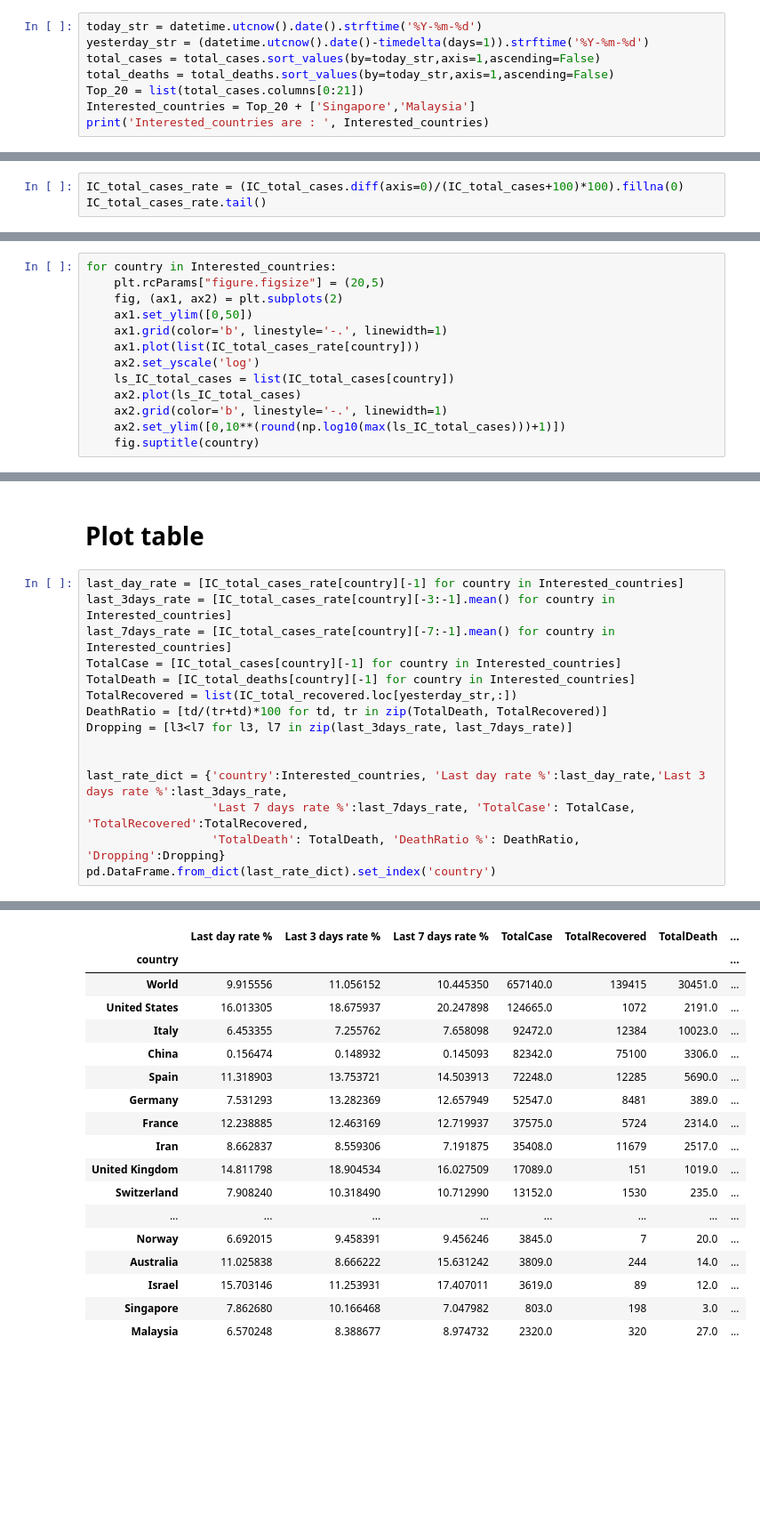
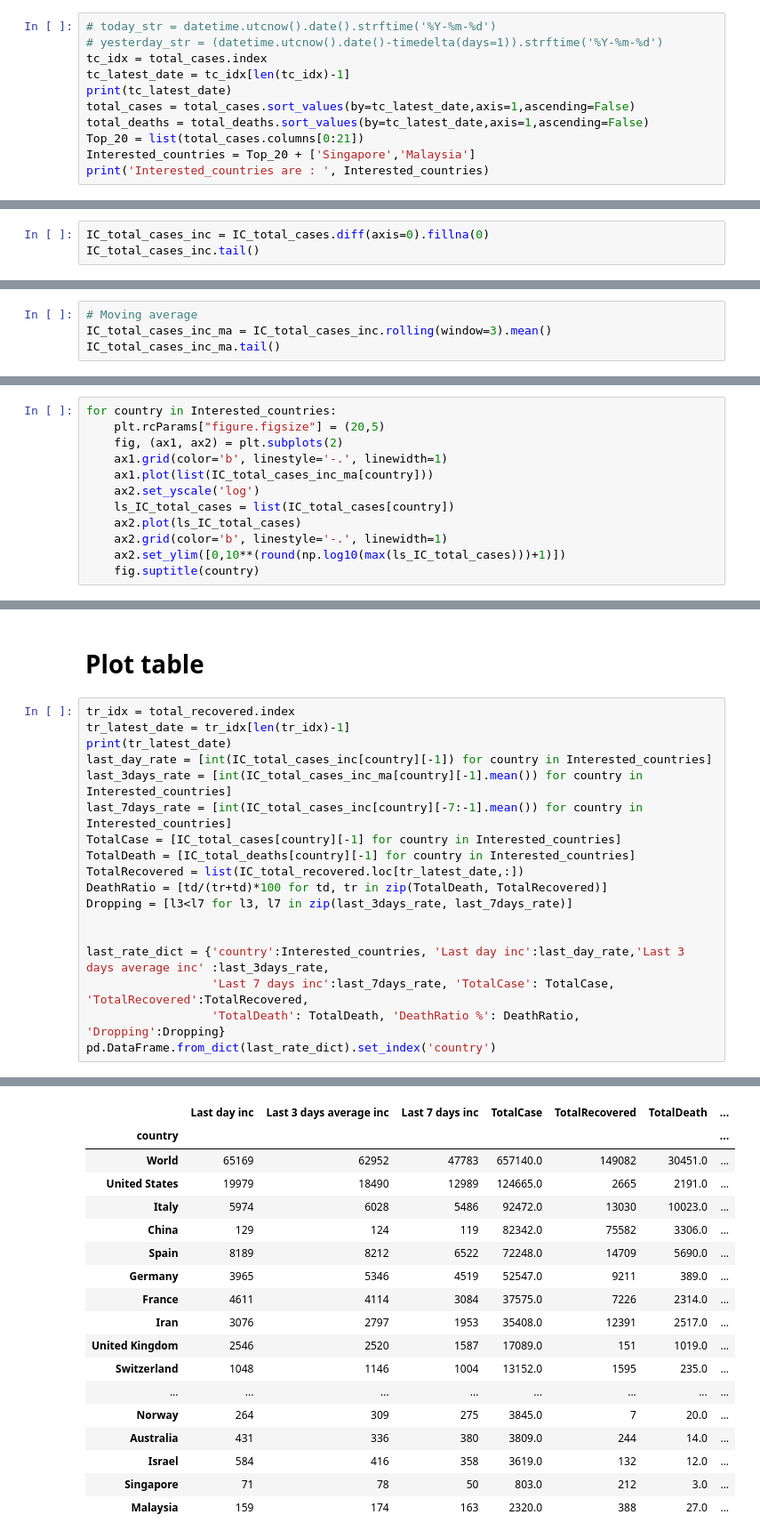
Before and after one commit to Kyaw-Htet/coronavirus, a Jupyter notebook: coronavirus.ipynb, the cells around one changed output, grey strips where cells are left out. Shown at 89% size. Cells and saved outputs as stored; diff of their text form; blank space fills up the shorter version.

```diff
--- a/coronavirus.ipynb
+++ b/coronavirus.ipynb
@@ -68,10 +68,13 @@ total_recovered.tail()
 # Select focused data
 * List current top twenties countries and Singapore + Malaysia
 # %%
-today_str = datetime.utcnow().date().strftime('%Y-%m-%d')
-yesterday_str = (datetime.utcnow().date()-timedelta(days=1)).strftime('%Y-%m-%d')
-total_cases = total_cases.sort_values(by=today_str,axis=1,ascending=False)
-total_deaths = total_deaths.sort_values(by=today_str,axis=1,ascending=False)
+# today_str = datetime.utcnow().date().strftime('%Y-%m-%d')
+# yesterday_str = (datetime.utcnow().date()-timedelta(days=1)).strftime('%Y-%m-%d')
+tc_idx = total_cases.index
+tc_latest_date = tc_idx[len(tc_idx)-1]
+print(tc_latest_date)
+total_cases = total_cases.sort_values(by=tc_latest_date,axis=1,ascending=False)
+total_deaths = total_deaths.sort_values(by=tc_latest_date,axis=1,ascending=False)
 Top_20 = list(total_cases.columns[0:21])
 Interested_countries = Top_20 + ['Singapore','Malaysia']
 print('Interested_countries are : ', Interested_countries)
@@ -86,8 +90,8 @@ IC_total_recovered = total_recovered[Interested_countries]
 # %% [markdown]
 * Get growth rate tables
 # %%
-IC_total_cases_rate = (IC_total_cases.diff(axis=0)/(IC_total_cases+100)*100).fillna(0)
-IC_total_cases_rate.tail()
+IC_total_cases_inc = IC_total_cases.diff(axis=0).fillna(0)
+IC_total_cases_inc.tail()
 # %% [output]
 | Country/Region | World | United States | Italy | China | Spain | Germany | France | Iran | United Kingdom | ... |
 | date |  |  |  |  |  |  |  |  |  | ... |
@@ -99 +103,5 @@ IC_total_cases_rate.tail()
 5 rows × 23 columns
+# %%
+# Moving average
+IC_total_cases_inc_ma = IC_total_cases_inc.rolling(window=3).mean()
+IC_total_cases_inc_ma.tail()
@@ -103,9 +120,8 @@ IC_total_cases_rate.tail()
 for country in Interested_countries:
     plt.rcParams["figure.figsize"] = (20,5)
     fig, (ax1, ax2) = plt.subplots(2)
-    ax1.set_ylim([0,50])
     ax1.grid(color='b', linestyle='-.', linewidth=1)
-    ax1.plot(list(IC_total_cases_rate[country]))
+    ax1.plot(list(IC_total_cases_inc_ma[country]))
     ax2.set_yscale('log')
     ls_IC_total_cases = list(IC_total_cases[country])
     ax2.plot(ls_IC_total_cases)
@@ -130,18 +146,21 @@ Invalid limit will be ignored.
 # %% [markdown]
 # Plot table
 # %%
-last_day_rate = [IC_total_cases_rate[country][-1] for country in Interested_countries]
-last_3days_rate = [IC_total_cases_rate[country][-3:-1].mean() for country in Interested_countries]
-last_7days_rate = [IC_total_cases_rate[country][-7:-1].mean() for country in Interested_countries]
+tr_idx = total_recovered.index
+tr_latest_date = tr_idx[len(tr_idx)-1]
+print(tr_latest_date)
+last_day_rate = [int(IC_total_cases_inc[country][-1]) for country in Interested_countries]
+last_3days_rate = [int(IC_total_cases_inc_ma[country][-1].mean()) for country in Interested_countries]
+last_7days_rate = [int(IC_total_cases_inc[country][-7:-1].mean()) for country in Interested_countries]
 TotalCase = [IC_total_cases[country][-1] for country in Interested_countries]
 TotalDeath = [IC_total_deaths[country][-1] for country in Interested_countries]
-TotalRecovered = list(IC_total_recovered.loc[yesterday_str,:])
+TotalRecovered = list(IC_total_recovered.loc[tr_latest_date,:])
 DeathRatio = [td/(tr+td)*100 for td, tr in zip(TotalDeath, TotalRecovered)]
 Dropping = [l3<l7 for l3, l7 in zip(last_3days_rate, last_7days_rate)]
 
 
-last_rate_dict = {'country':Interested_countries, 'Last day rate %':last_day_rate,'Last 3 days rate %':last_3days_rate,
-                  'Last 7 days rate %':last_7days_rate, 'TotalCase': TotalCase, 'TotalRecovered':TotalRecovered,
+last_rate_dict = {'country':Interested_countries, 'Last day inc':last_day_rate,'Last 3 days average inc' :last_3days_rate,
+                  'Last 7 days inc':last_7days_rate, 'TotalCase': TotalCase, 'TotalRecovered':TotalRecovered,
                   'TotalDeath': TotalDeath, 'DeathRatio %': DeathRatio, 'Dropping':Dropping}
 pd.DataFrame.from_dict(last_rate_dict).set_index('country')
 # %% [output]
@@ -148,18 +168,18 @@ pd.DataFrame.from_dict(last_rate_dict).set_index('country')
-|  | Last day rate % | Last 3 days rate % | Last 7 days rate % | TotalCase | TotalRecovered | TotalDeath | ... |
+|  | Last day inc | Last 3 days average inc | Last 7 days inc | TotalCase | TotalRecovered | TotalDeath | ... |
 | country |  |  |  |  |  |  | ... |
-| World | 9.915556 | 11.056152 | 10.445350 | 657140.0 | 139415 | 30451.0 | ... |
-| United States | 16.013305 | 18.675937 | 20.247898 | 124665.0 | 1072 | 2191.0 | ... |
-| Italy | 6.453355 | 7.255762 | 7.658098 | 92472.0 | 12384 | 10023.0 | ... |
-| China | 0.156474 | 0.148932 | 0.145093 | 82342.0 | 75100 | 3306.0 | ... |
-| Spain | 11.318903 | 13.753721 | 14.503913 | 72248.0 | 12285 | 5690.0 | ... |
-| Germany | 7.531293 | 13.282369 | 12.657949 | 52547.0 | 8481 | 389.0 | ... |
-| France | 12.238885 | 12.463169 | 12.719937 | 37575.0 | 5724 | 2314.0 | ... |
-| Iran | 8.662837 | 8.559306 | 7.191875 | 35408.0 | 11679 | 2517.0 | ... |
-| United Kingdom | 14.811798 | 18.904534 | 16.027509 | 17089.0 | 151 | 1019.0 | ... |
-| Switzerland | 7.908240 | 10.318490 | 10.712990 | 13152.0 | 1530 | 235.0 | ... |
+| World | 65169 | 62952 | 47783 | 657140.0 | 149082 | 30451.0 | ... |
+| United States | 19979 | 18490 | 12989 | 124665.0 | 2665 | 2191.0 | ... |
+| Italy | 5974 | 6028 | 5486 | 92472.0 | 13030 | 10023.0 | ... |
+| China | 129 | 124 | 119 | 82342.0 | 75582 | 3306.0 | ... |
+| Spain | 8189 | 8212 | 6522 | 72248.0 | 14709 | 5690.0 | ... |
+| Germany | 3965 | 5346 | 4519 | 52547.0 | 9211 | 389.0 | ... |
+| France | 4611 | 4114 | 3084 | 37575.0 | 7226 | 2314.0 | ... |
+| Iran | 3076 | 2797 | 1953 | 35408.0 | 12391 | 2517.0 | ... |
+| United Kingdom | 2546 | 2520 | 1587 | 17089.0 | 151 | 1019.0 | ... |
+| Switzerland | 1048 | 1146 | 1004 | 13152.0 | 1595 | 235.0 | ... |
 | ... | ... | ... | ... | ... | ... | ... | ... |
-| Norway | 6.692015 | 9.458391 | 9.456246 | 3845.0 | 7 | 20.0 | ... |
-| Australia | 11.025838 | 8.666222 | 15.631242 | 3809.0 | 244 | 14.0 | ... |
-| Israel | 15.703146 | 11.253931 | 17.407011 | 3619.0 | 89 | 12.0 | ... |
-| Singapore | 7.862680 | 10.166468 | 7.047982 | 803.0 | 198 | 3.0 | ... |
-| Malaysia | 6.570248 | 8.388677 | 8.974732 | 2320.0 | 320 | 27.0 | ... |
+| Norway | 264 | 309 | 275 | 3845.0 | 7 | 20.0 | ... |
+| Australia | 431 | 336 | 380 | 3809.0 | 244 | 14.0 | ... |
+| Israel | 584 | 416 | 358 | 3619.0 | 132 | 12.0 | ... |
+| Singapore | 71 | 78 | 50 | 803.0 | 212 | 3.0 | ... |
+| Malaysia | 159 | 174 | 163 | 2320.0 | 388 | 27.0 | ... |
```
Also changed, not shown: parts of 6 cells of this notebook.
